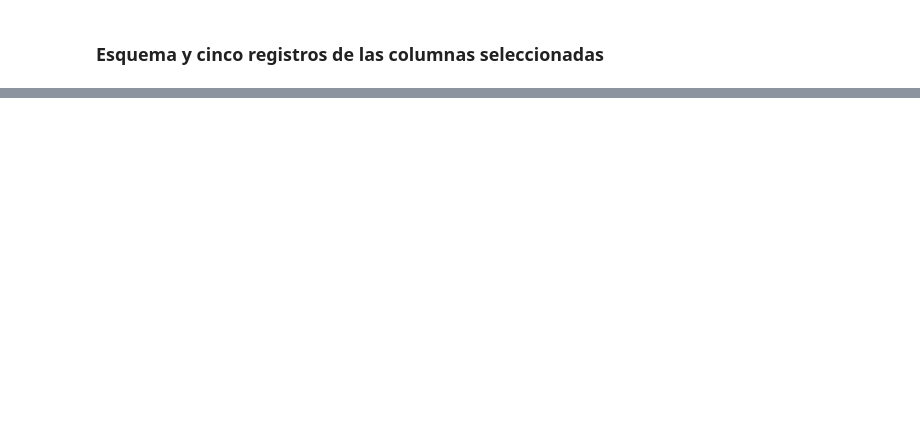
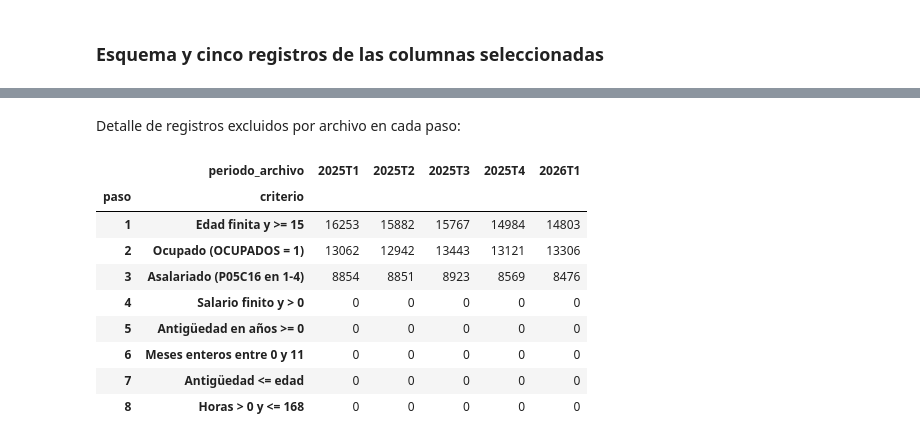
Before and after one commit to Albu231311/Lab7-DS, a Jupyter notebook: notebooks/ej1_nes.ipynb, the cells around one changed output, grey strips where cells are left out. Drawn from its saved outputs; the diff is of its cells as text; code cells hidden in the pictures; blank space fills up the shorter version.

```diff
--- a/notebooks/ej1_nes.ipynb
+++ b/notebooks/ej1_nes.ipynb
@@ -190,0 +375,16 @@ df_2025.show(5, truncate=False)
+# %% [markdown]
+Detalle de registros excluidos por archivo en cada paso:
+# %%
+bitacora.pivot_table(index=["paso", "criterio"], columns="periodo_archivo",
+                     values="excluidos_total", aggfunc="sum")
+# %% [output]
+|  | periodo_archivo | 2025T1 | 2025T2 | 2025T3 | 2025T4 | 2026T1 |
+| paso | criterio |  |  |  |  |  |
+| 1 | Edad finita y >= 15 | 16253 | 15882 | 15767 | 14984 | 14803 |
+| 2 | Ocupado (OCUPADOS = 1) | 13062 | 12942 | 13443 | 13121 | 13306 |
+| 3 | Asalariado (P05C16 en 1-4) | 8854 | 8851 | 8923 | 8569 | 8476 |
+| 4 | Salario finito y > 0 | 0 | 0 | 0 | 0 | 0 |
+| 5 | Antigüedad en años >= 0 | 0 | 0 | 0 | 0 | 0 |
+| 6 | Meses enteros entre 0 y 11 | 0 | 0 | 0 | 0 | 0 |
+| 7 | Antigüedad <= edad | 0 | 0 | 0 | 0 | 0 |
+| 8 | Horas > 0 y <= 168 | 0 | 0 | 0 | 0 | 0 |
```
Also changed, not shown: parts of 19 cells of this notebook.
